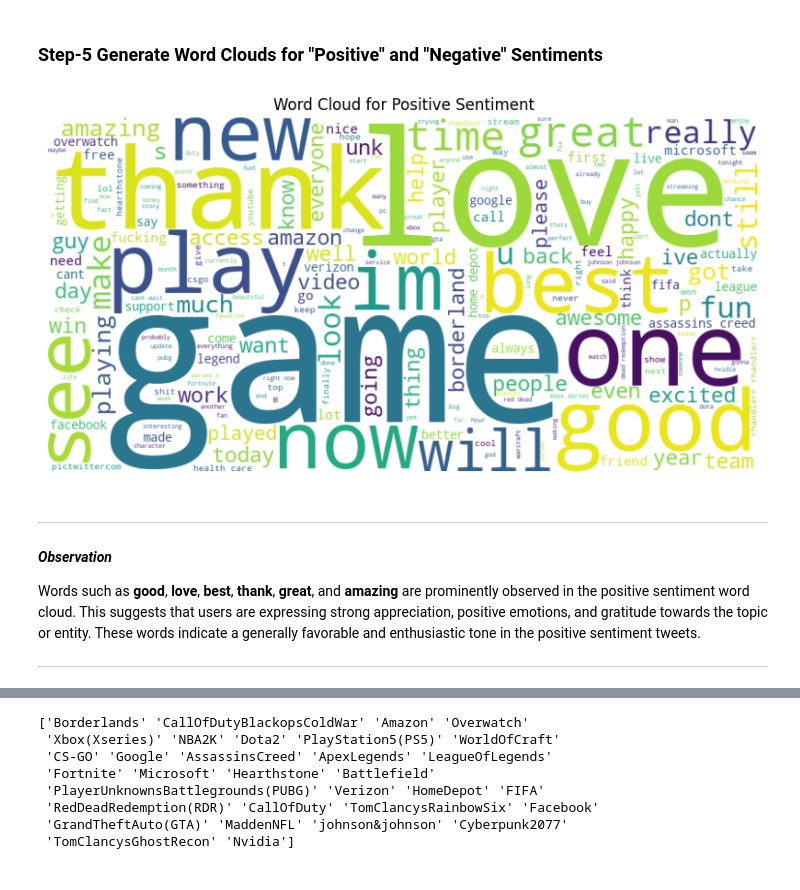
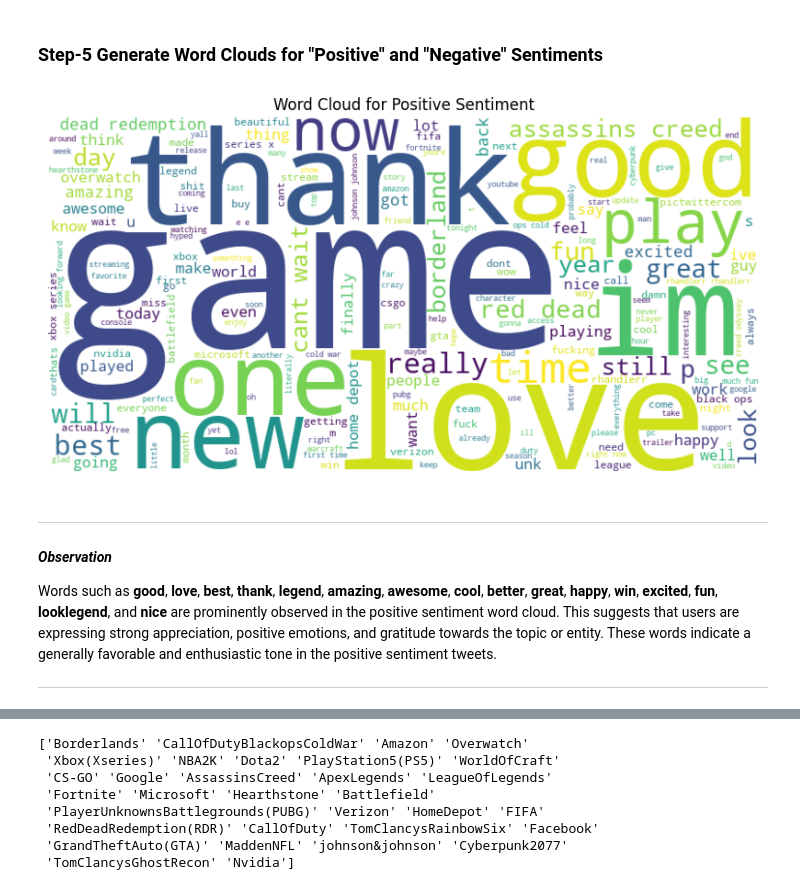
Before and after one commit to ibtj21/PRODIGY_DS_04, a Jupyter notebook: Sentiment_analysis.ipynb, the cells around one changed output, grey strips where cells are left out. Drawn from its saved outputs; the diff is of its cells as text; code cells hidden in the pictures.

```diff
--- a/Sentiment_analysis.ipynb
+++ b/Sentiment_analysis.ipynb
@@ -58,0 +61,10 @@ df_sentiment.head()
+# %%
+# Count duplicate rows (excluding the first occurrence)
+duplicate_count = df_sentiment.duplicated().sum()
+
+print(f"Number of duplicate rows before: {duplicate_count}")
+
+# Remove duplicates, keeping the first occurrence
+df_no_duplicates = df_sentiment.drop_duplicates()
+no_dup_count=df_no_duplicates.duplicated().sum()
+print(f"Number of duplicate rows after: {no_dup_count}")
@@ -87,8 +99,8 @@ memory usage: 2.3+ MB
 # %%
 # Remove rows with missing 'Tweet Text'
-df_sentiment = df_sentiment.dropna(subset=['Tweet Text'])
+df_no_duplicates = df_no_duplicates.dropna(subset=['Tweet Text'])
 
 # Verify the result by checking the data again
-print(df_sentiment.info())
+print(df_no_duplicates.info())
 # %% [output]
 <class 'pandas.core.frame.DataFrame'>
@@ -132,10 +144,10 @@ def clean_text(text):
     return text
 
 # Apply cleaning function to the tweet text column (convert to string to avoid TypeError)
-df_sentiment['cleaned_tweet'] = df_sentiment['Tweet Text'].apply(lambda x: clean_text(str(x)))
+df_no_duplicates['cleaned_tweet'] = df_no_duplicates['Tweet Text'].apply(lambda x: clean_text(str(x)))
 
 # Show the cleaned dataset
-df_sentiment.tail()
+df_no_duplicates.tail()
 # %% [output]
 |  | Tweet_id | entity | Sentiment | Tweet Text | cleaned_tweet |
 | 74677 | 9200 | Nvidia | Positive | Just realized that the Windows pa... | just realized that the windows pa... |
@@ -210,0 +211,4 @@ plt.show()
+# %%
+# Filter out irrelevant tweets
+df_relevant = df_no_duplicates[df_no_duplicates['Sentiment'] != 'Irrelevant']
+df_relevant.info()
@@ -211,26 +244,27 @@ plt.show()
 # %% [markdown]
 ### Step-5 Generate Word Clouds for "Positive" and "Negative" Sentiments
 # %%
-
 def generate_wordcloud(sentiment_df, sentiment):
     # Combine all text in the selected sentiment group
     text = ' '.join(sentiment_df[sentiment_df['Sentiment'] == sentiment]['cleaned_tweet'])
     wordcloud = WordCloud(width=800, height=400, background_color='white').generate(text)
 
     # Plot the word cloud
     plt.figure(figsize=(10, 8))
     plt.imshow(wordcloud, interpolation='bilinear')
     plt.title(f'Word Cloud for {sentiment} Sentiment')
     plt.axis('off')
     plt.show()
 
-# Generate word clouds for each sentiment type
-generate_wordcloud(df_sentiment, 'Positive')
+# Generate word clouds for each sentiment type using the df_relevant dataset
+generate_wordcloud(df_relevant, 'Positive')
+#generate_wordcloud(df_relevant, 'Negative')
+#generate_wordcloud(df_relevant, 'Neutral')
 # %% [output]
-[figure, old version]
+[figure, new version]
 # %% [markdown]
 ___
 #### ***Observation***
-Words such as **good**, **love**, **best**, **thank**, **great**, and **amazing** are prominently observed in the positive sentiment word cloud. This suggests that users are expressing strong appreciation, positive emotions, and gratitude towards the topic or entity. These words indicate a generally favorable and enthusiastic tone in the positive sentiment tweets.
+Words such as **good**, **love**, **best**, **thank**, **legend**, **amazing**, **awesome**, **cool**, **better**, **great**, **happy**, **win**, **excited**, **fun**, **looklegend**, and **nice** are prominently observed in the positive sentiment word cloud. This suggests that users are expressing strong appreciation, positive emotions, and gratitude towards the topic or entity. These words indicate a generally favorable and enthusiastic tone in the positive sentiment tweets.
 ___
 # %%
```
Also changed, not shown: parts of 20 cells of this notebook.
